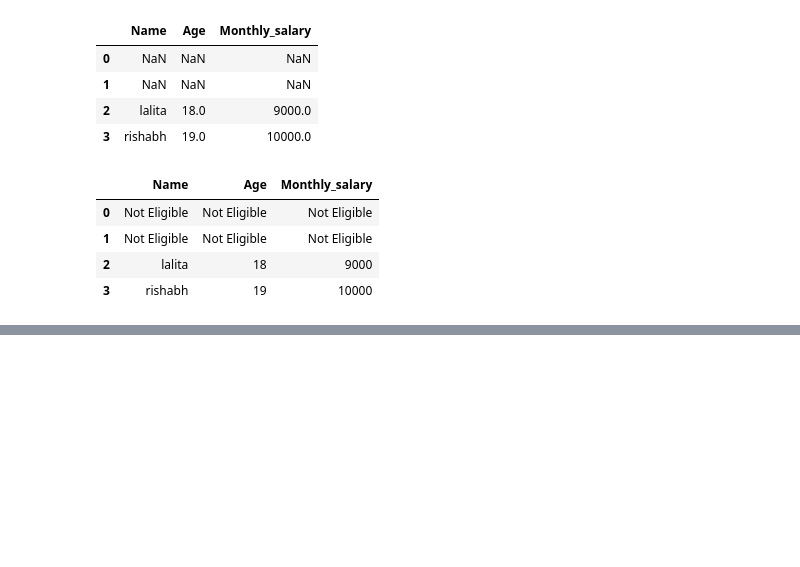
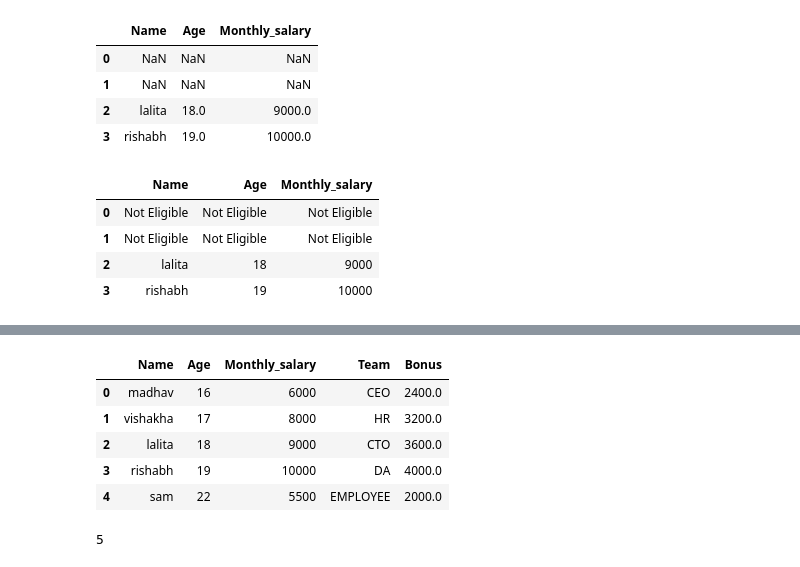
Before and after one commit to certifiedslidder-sudo/Pandas, a Jupyter notebook: basics.ipynb, the cells around one changed output, grey strips where cells are left out. Cells and saved outputs as stored; diff of their text form; code cells hidden in the pictures; blank space fills up the shorter version.

```diff
--- a/basics.ipynb
+++ b/basics.ipynb
@@ -253,0 +295,14 @@ df.where(df['Age'] >= 18 , other = 'Not Eligible')
+# %%
+df = df.iloc[:5]
+df
+# %% [output]
+|  | Name | Age | Monthly_salary | Team | Bonus |
+| 0 | madhav | 16 | 6000 | CEO | 2400.0 |
+| 1 | vishakha | 17 | 8000 | HR | 3200.0 |
+| 2 | lalita | 18 | 9000 | CTO | 3600.0 |
+| 3 | rishabh | 19 | 10000 | DA | 4000.0 |
+| 4 | sam | 22 | 5500 | EMPLOYEE | 2000.0 |
+# %%
+len(df)
+# %% [output]
+5
```
Also changed, not shown: parts of 18 cells of this notebook.
